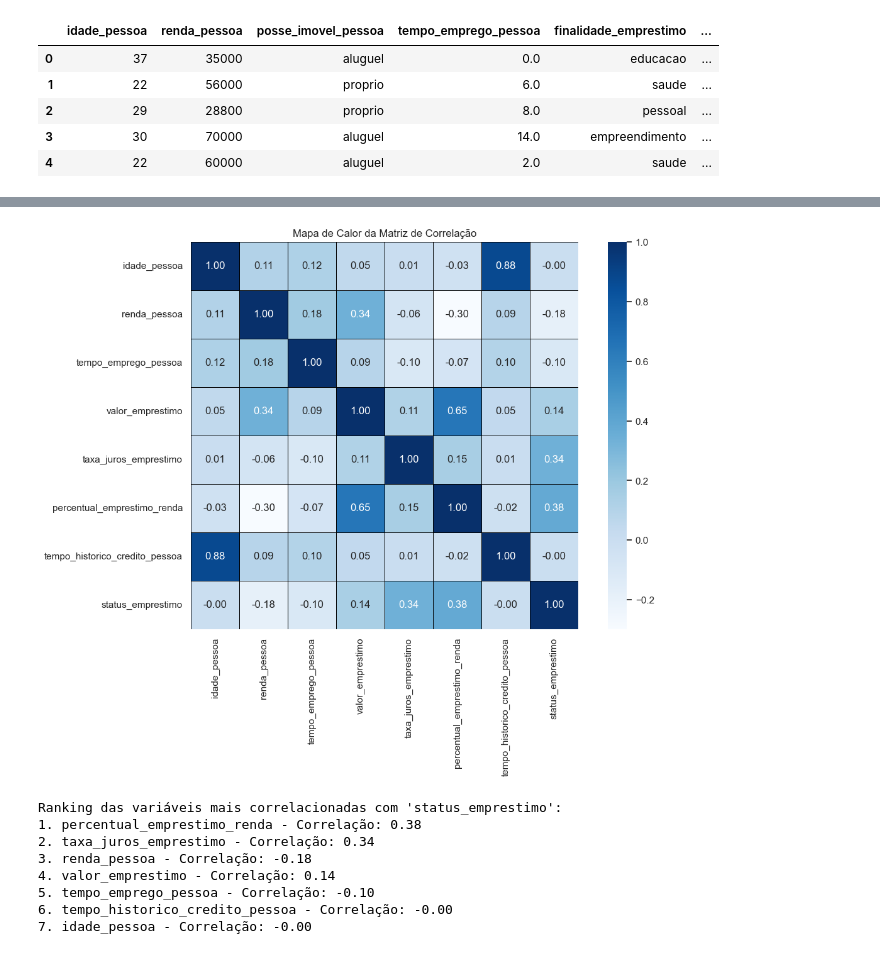
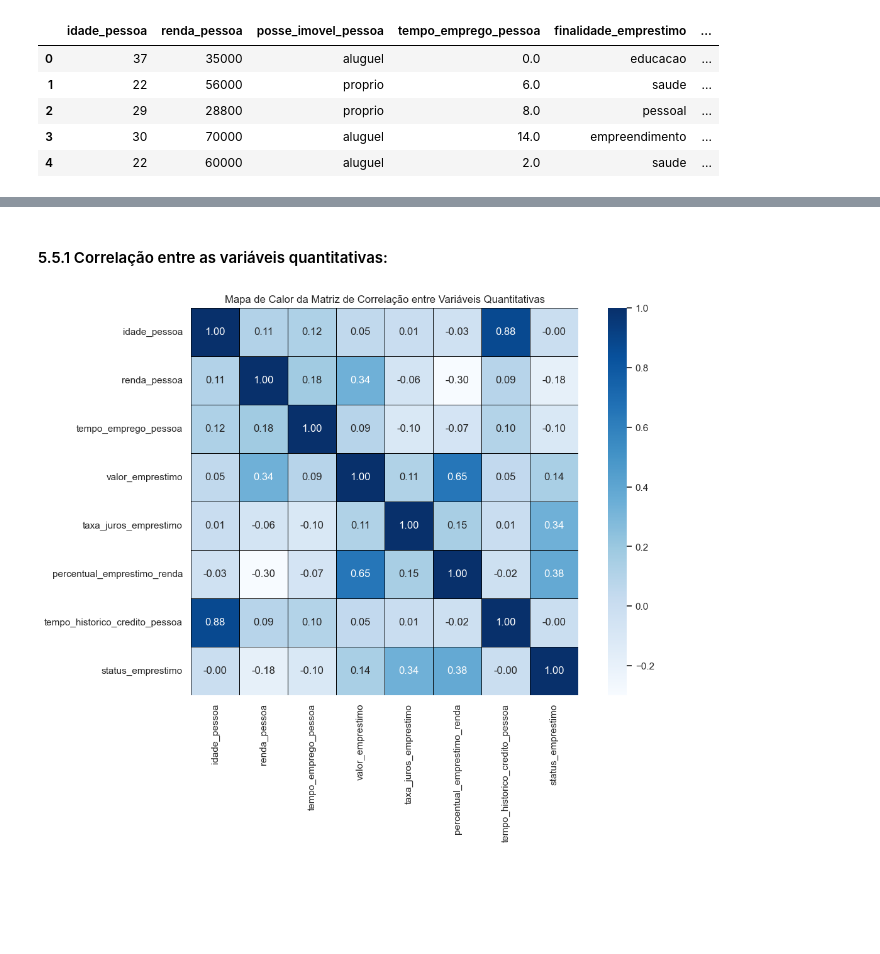
Before and after one commit to tnleite/loan-approval-prediction, a Jupyter notebook: 02-Analise/loan-approval-prediction.ipynb, the cells around one changed output, grey strips where cells are left out. Drawn from its saved outputs; the diff is of its cells as text; code cells hidden in the pictures; blank space fills up the shorter version.

```diff
--- a/02-Analise/loan-approval-prediction.ipynb
+++ b/02-Analise/loan-approval-prediction.ipynb
@@ -886,37 +889,19 @@ Essa análise ajudará a identificar variáveis potencialmente mais relevantes p
+# %% [markdown]
+#### 5.5.1 Correlação entre as variáveis quantitativas:
 # %%
 # Selecionando apenas as colunas numéricas para calcular a matriz de correlação
 colunas_numericas = df.select_dtypes(include=['int64', 'float64'])
 correlacao = colunas_numericas.corr()
 
 # Configuração do tamanho da figura
 plt.figure(figsize=(12, 8))
 
 # Plotando o mapa de calor
 sns.heatmap(correlacao, annot=True, fmt=".2f", cmap="Blues", cbar=True, square=True,
             linewidths=0.5, linecolor='black')
 
-# Títulos e exibição
-plt.title("Mapa de Calor da Matriz de Correlação")
+# Título e exibição
+plt.title("Mapa de Calor da Matriz de Correlação entre Variáveis Quantitativas")
 plt.show()
 # %% [output]
-[figure, old version]
+[figure, new version]
-# %%
-# Calculando a correlação com a variável target (status_emprestimo)
-correlacao_target = correlacao['status_emprestimo'].drop('status_emprestimo')  # Remover a própria correlação com o target
-
-# Ordenando as variáveis por correlação absoluta com o target em ordem decrescente
-ranking_correlacao = correlacao_target.abs().sort_values(ascending=False).index
-
-# Printando o ranking das variáveis por correlação com o target
-print("Ranking das variáveis mais correlacionadas com 'status_emprestimo':")
-for i, var in enumerate(ranking_correlacao, start=1):
-    print(f"{i}. {var} - Correlação: {correlacao_target[var]:.2f}")
-# %% [output]
-Ranking das variáveis mais correlacionadas com 'status_emprestimo':
-1. percentual_emprestimo_renda - Correlação: 0.38
-2. taxa_juros_emprestimo - Correlação: 0.34
-3. renda_pessoa - Correlação: -0.18
-4. valor_emprestimo - Correlação: 0.14
-5. tempo_emprego_pessoa - Correlação: -0.10
-6. tempo_historico_credito_pessoa - Correlação: -0.00
-7. idade_pessoa - Correlação: -0.00
```
Also changed, not shown: parts of 29 cells of this notebook.
